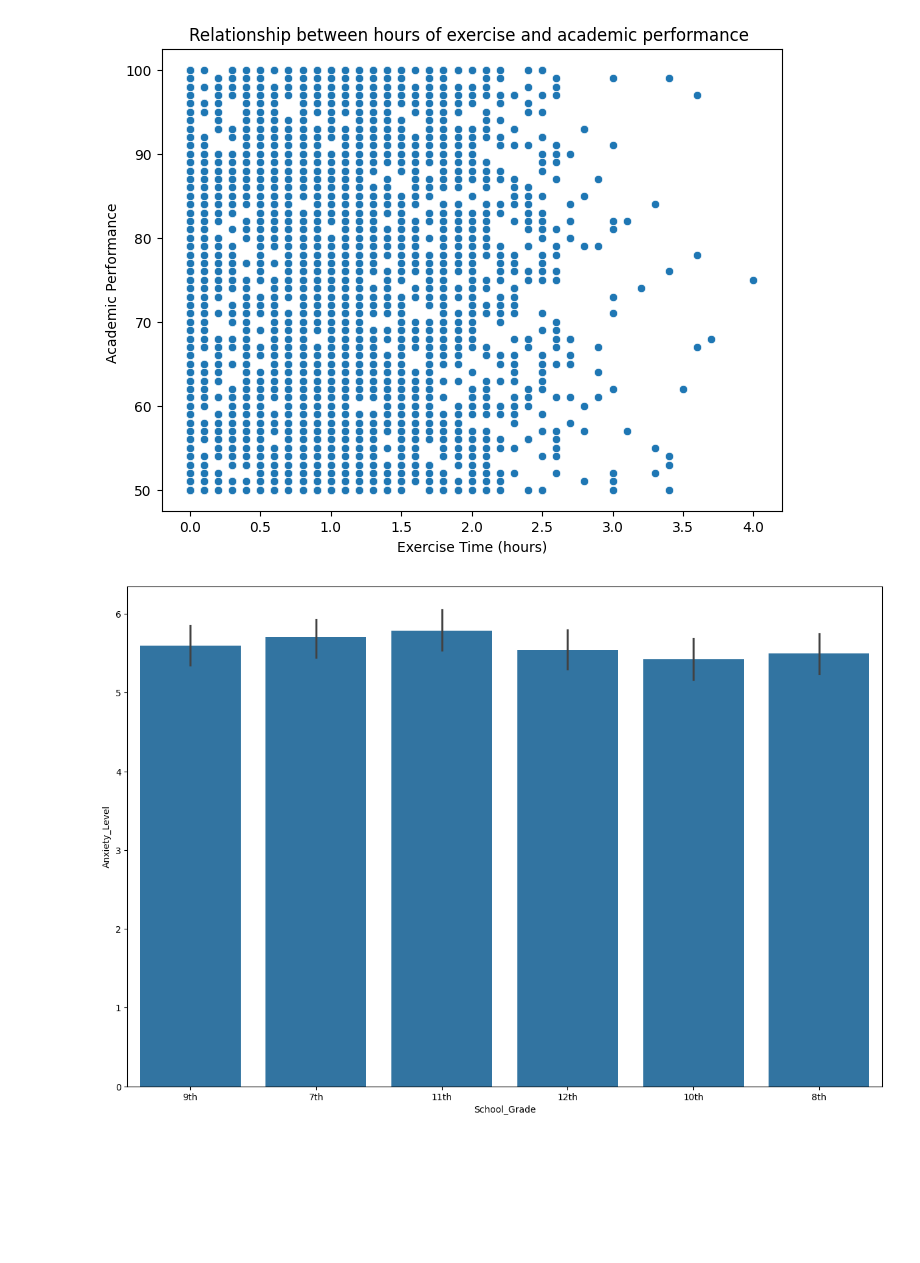
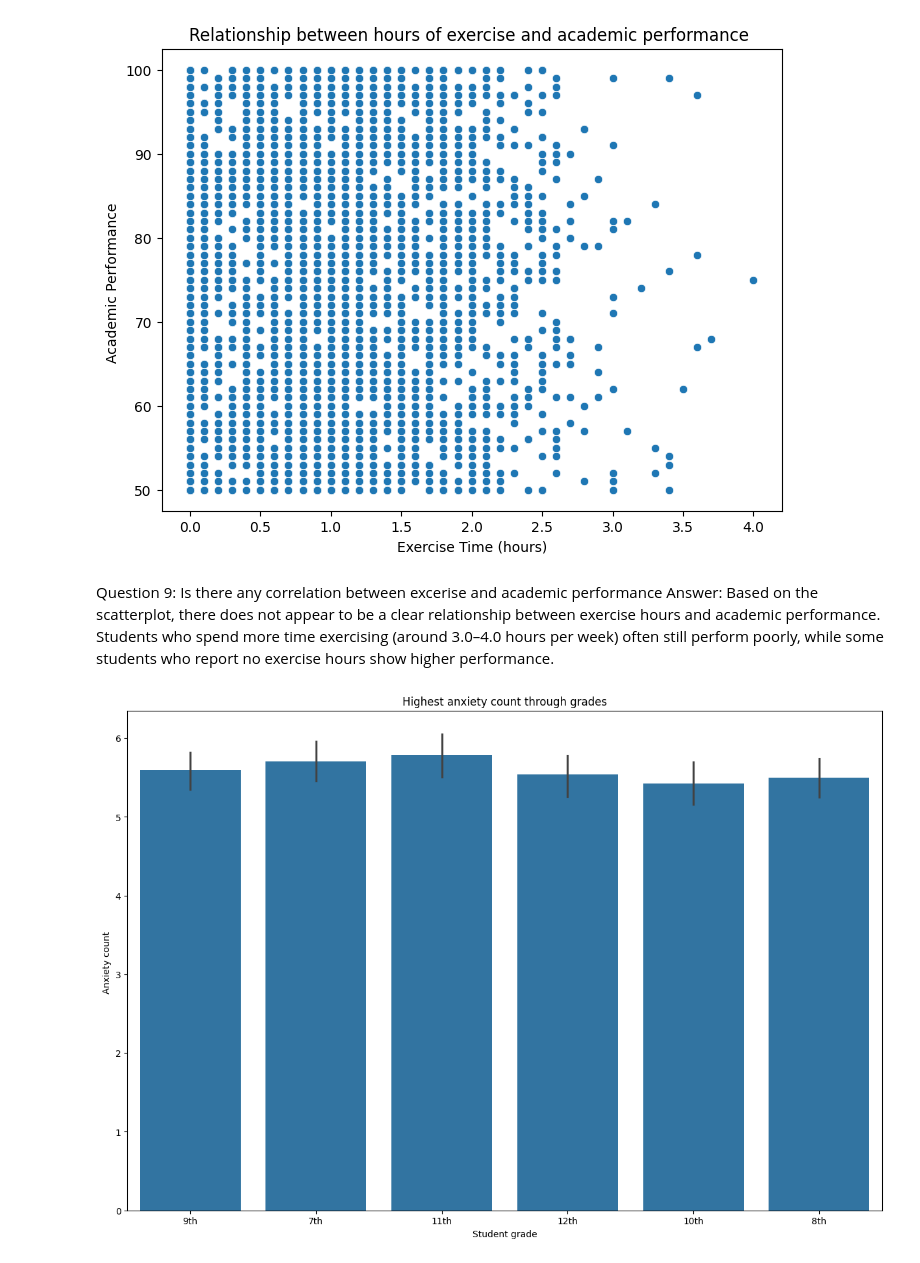
Before and after one commit to Charliee510/async-final-project-yellow-charlie, a Jupyter notebook: main.ipynb, the cells around one changed output. Saved outputs shown, nothing was run; the diff lists cells and outputs as text; code cells hidden in the pictures; blank space fills up the shorter version.

```diff
--- a/main.ipynb
+++ b/main.ipynb
@@ -192,15 +213,19 @@ plt.ylabel("Academic Performance ")
 plt.show()
 # %% [output]
 [figure]
+# %% [markdown]
+Question 9: Is there any correlation between excerise and academic performance
+Answer: Based on the scatterplot, there does not appear to be a clear relationship between exercise hours and academic performance. Students who spend more time exercising (around 3.0–4.0 hours per week) often still perform poorly, while some students who report no exercise hours show higher performance.
 # %%
-#10 Which grade has the highest anxiety level?
 plt.figure(figsize=(15, 10))
-
 
 q10 = df[['School_Grade', 'Anxiety_Level']]
 q10.groupby('School_Grade').max()
 
 sns.barplot(data= q10, x = 'School_Grade', y = 'Anxiety_Level')
+plt.title("Highest anxiety count through grades")
+plt.xlabel("Student grade")
+plt.ylabel("Anxiety count ")
 plt.show()
 # %% [output]
-[figure, old version]
+[figure, new version]
```
Also changed, not shown: parts of 21 cells of this notebook.
